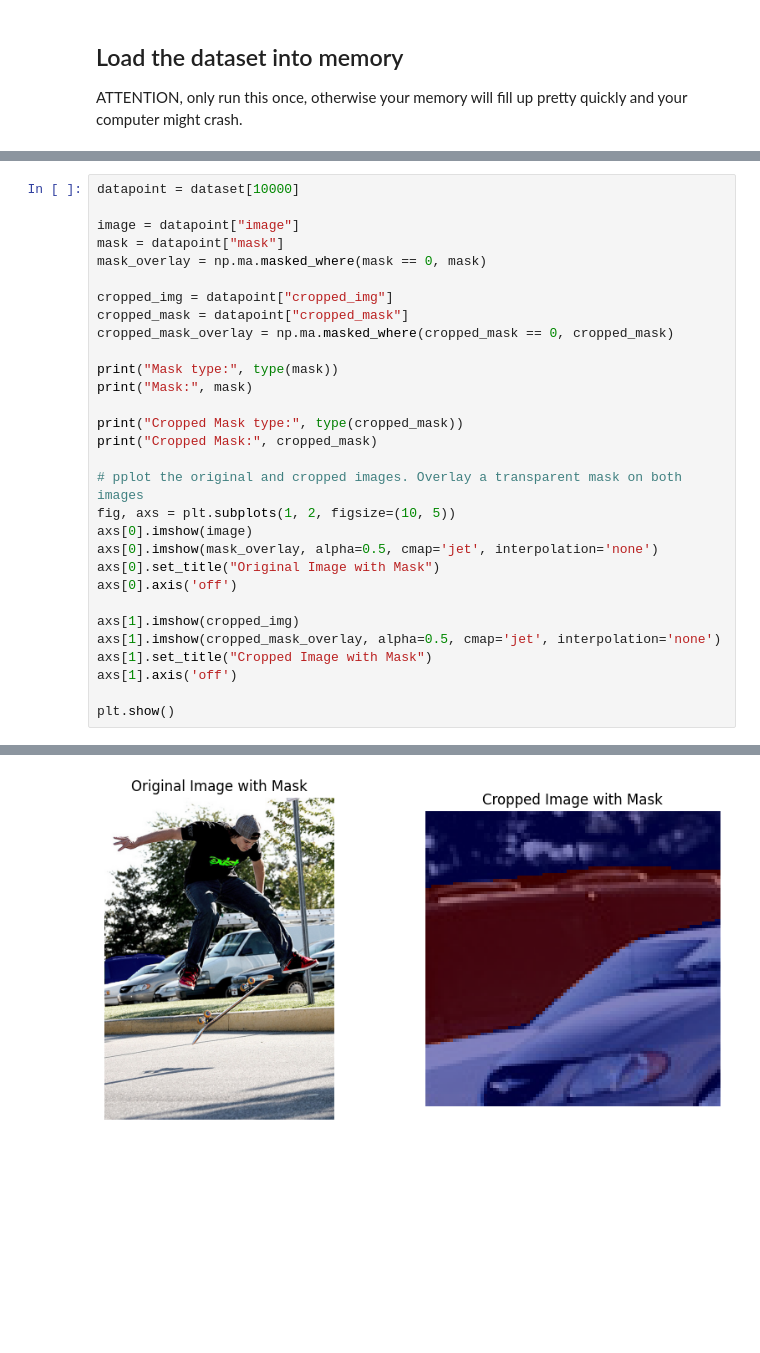
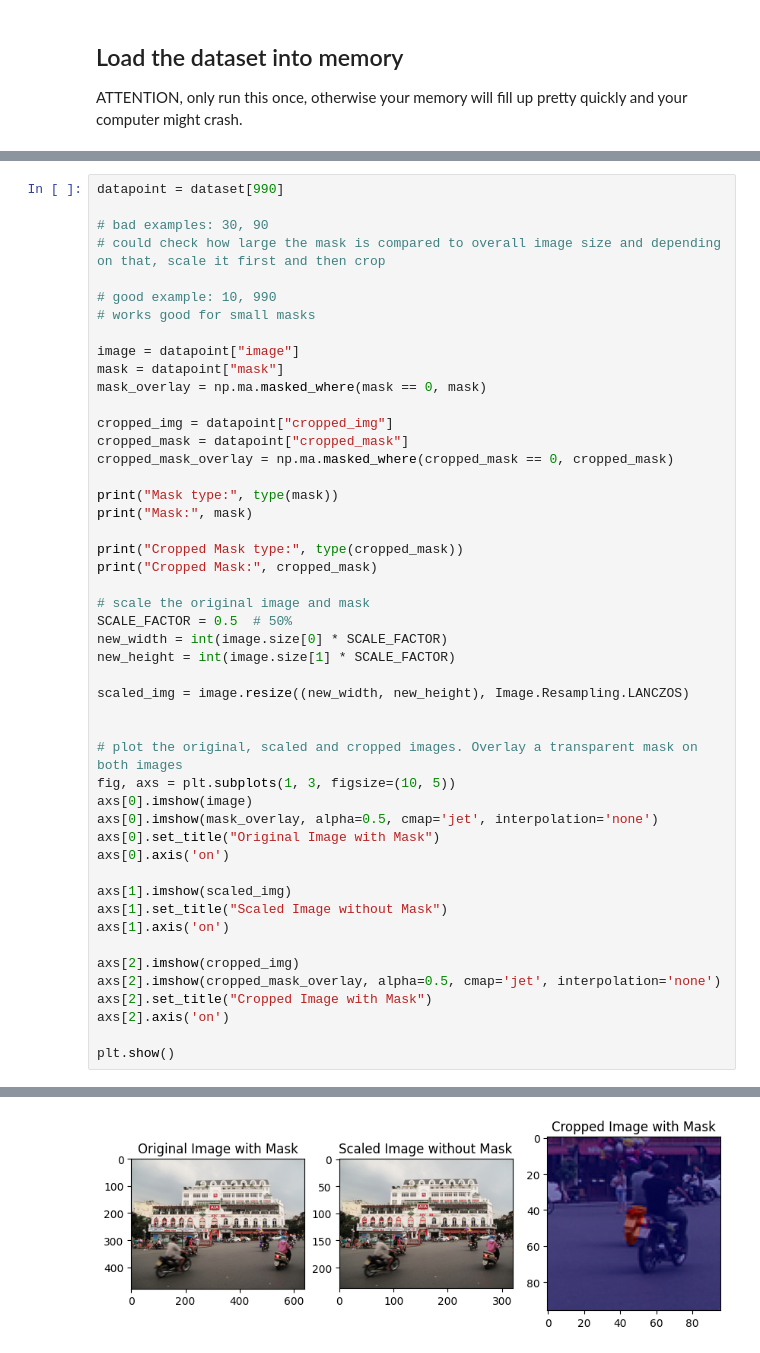
Before and after one commit to laggezhd/giga-sam, a Jupyter notebook: notebooks/giga-sam.ipynb, the cells around one changed output, grey strips where cells are left out. Drawn from its saved outputs; the diff is of its cells as text; blank space fills up the shorter version.

Commit message:
add notes on scaling images

```diff
--- a/notebooks/giga-sam.ipynb
+++ b/notebooks/giga-sam.ipynb
@@ -127,42 +126,60 @@ if __name__ == "__main__":
 # %%
-datapoint = dataset[10000]
+datapoint = dataset[990]
+
+# bad examples: 30, 90
+# could check how large the mask is compared to overall image size and depending on that, scale it first and then crop
+
+# good example: 10, 990
+# works good for small masks
 
 image = datapoint["image"]
 mask = datapoint["mask"]
 mask_overlay = np.ma.masked_where(mask == 0, mask)
 
 cropped_img = datapoint["cropped_img"]
 cropped_mask = datapoint["cropped_mask"]
 cropped_mask_overlay = np.ma.masked_where(cropped_mask == 0, cropped_mask)
 
 print("Mask type:", type(mask))
 print("Mask:", mask)
 
 print("Cropped Mask type:", type(cropped_mask))
 print("Cropped Mask:", cropped_mask)
 
-# pplot the original and cropped images. Overlay a transparent mask on both images
-fig, axs = plt.subplots(1, 2, figsize=(10, 5))
+# scale the original image and mask
+SCALE_FACTOR = 0.5  # 50%
+new_width = int(image.size[0] * SCALE_FACTOR)
+new_height = int(image.size[1] * SCALE_FACTOR)
+
+scaled_img = image.resize((new_width, new_height), Image.Resampling.LANCZOS)
+
+
+# plot the original, scaled and cropped images. Overlay a transparent mask on both images
+fig, axs = plt.subplots(1, 3, figsize=(10, 5))
 axs[0].imshow(image)
 axs[0].imshow(mask_overlay, alpha=0.5, cmap='jet', interpolation='none')
 axs[0].set_title("Original Image with Mask")
-axs[0].axis('off')
+axs[0].axis('on')
 
-axs[1].imshow(cropped_img)
-axs[1].imshow(cropped_mask_overlay, alpha=0.5, cmap='jet', interpolation='none')
-axs[1].set_title("Cropped Image with Mask")
-axs[1].axis('off')
+axs[1].imshow(scaled_img)
+axs[1].set_title("Scaled Image without Mask")
+axs[1].axis('on')
+
+axs[2].imshow(cropped_img)
+axs[2].imshow(cropped_mask_overlay, alpha=0.5, cmap='jet', interpolation='none')
+axs[2].set_title("Cropped Image with Mask")
+axs[2].axis('on')
 
 plt.show()
 # %% [output]
 Mask type: <class 'numpy.ndarray'>
 Mask: [[0 0 0 ... 0 0 0]
  [0 0 0 ... 0 0 0]
  [0 0 0 ... 0 0 0]
  ...
  [0 0 0 ... 0 0 0]
  [0 0 0 ... 0 0 0]
  [0 0 0 ... 0 0 0]]
 Cropped Mask type: <class 'PIL.Image.Image'>
 Cropped Mask: <PIL.Image.Image image mode=L size=96x96 at 0x...>
-[figure, old version]
+[figure, new version]
```
Also changed, not shown: parts of 2 cells of this notebook.
